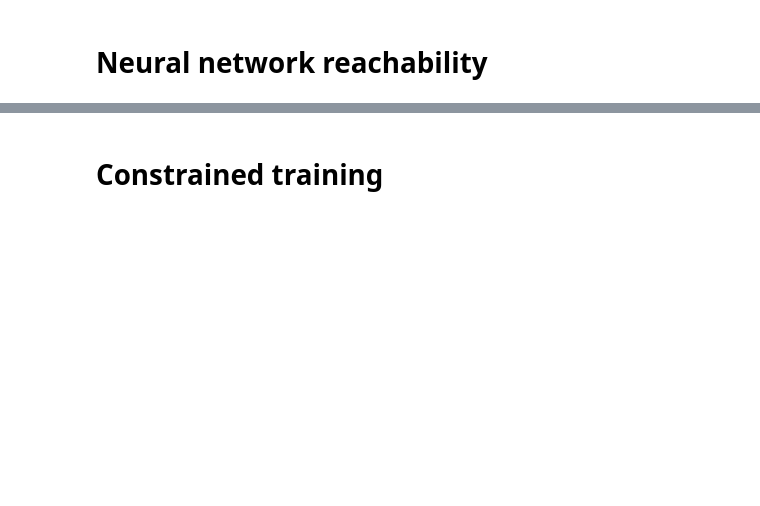
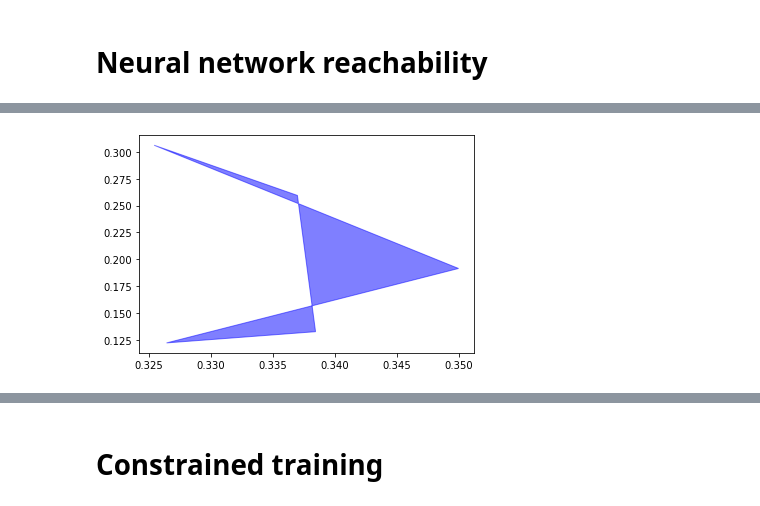
Before and after one commit to Stanford-NavLab/constrained-nn-training, a Jupyter notebook: constrained_opt.ipynb, the cells around one changed output, grey strips where cells are left out. Cells and saved outputs as stored; diff of their text form; code cells hidden in the pictures; blank space fills up the shorter version.

```diff
--- a/constrained_opt.ipynb
+++ b/constrained_opt.ipynb
@@ -125,0 +151,4 @@ len(Z_out)
+# %%
+Z_out[2].to_np().plot()
+# %% [output]
+[figure, added]
```
Also changed, not shown: parts of 9 cells of this notebook, 7 other files.
